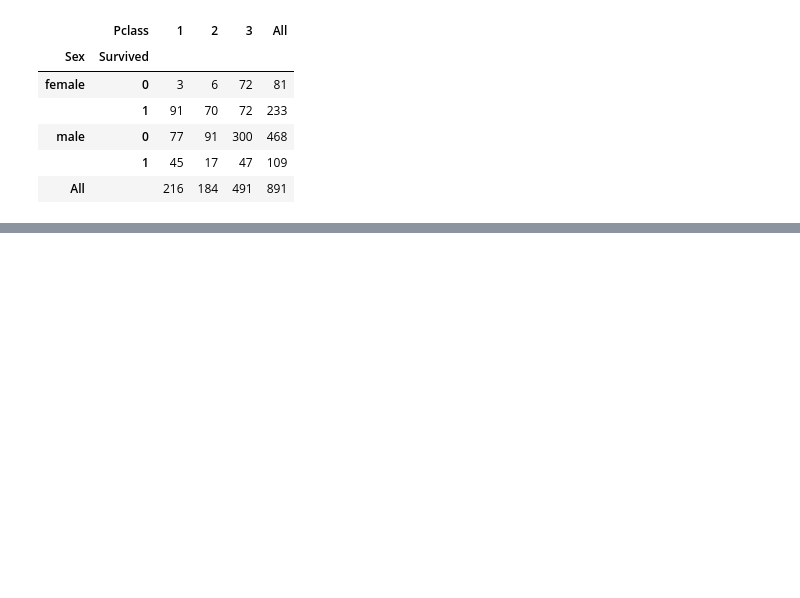
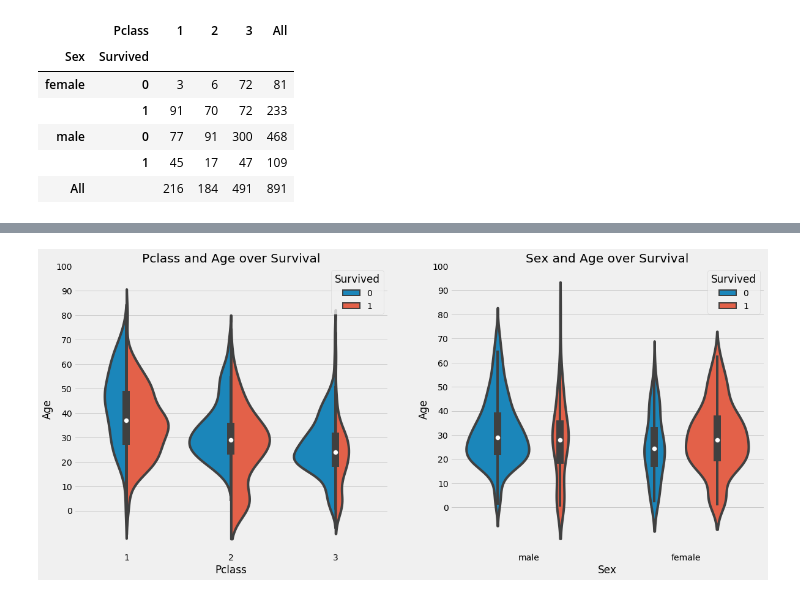
Before and after one commit to attagungho/copyworkkaggle, a Jupyter notebook: titanic/notebook2_eda.ipynb, the cells around one changed output, grey strips where cells are left out. Drawn from its saved outputs; the diff is of its cells as text; code cells hidden in the pictures; blank space fills up the shorter version.

```diff
--- a/titanic/notebook2_eda.ipynb
+++ b/titanic/notebook2_eda.ipynb
@@ -160,0 +189,16 @@ plt.show()
+# %%
+fig = plt.figure(figsize=(18,8))
+
+ax1 = fig.add_subplot(1,2,1)
+sns.violinplot('Pclass', 'Age', hue='Survived', data=data, split=True, scale='count', ax=ax1)
+ax1.set_title('Pclass and Age over Survival')
+ax1.set_yticks(range(0,110,10))
+
+ax2 = fig.add_subplot(1,2,2)
+sns.violinplot('Sex', 'Age', hue='Survived', data=data, split=False, scale='count', ax=ax2)
+ax2.set_title('Sex and Age over Survival')
+ax2.set_yticks(range(0,110,10))
+
+plt.show()
+# %% [output]
+[figure, added]
```
Also changed, not shown: parts of 58 cells of this notebook, 1 other file.
